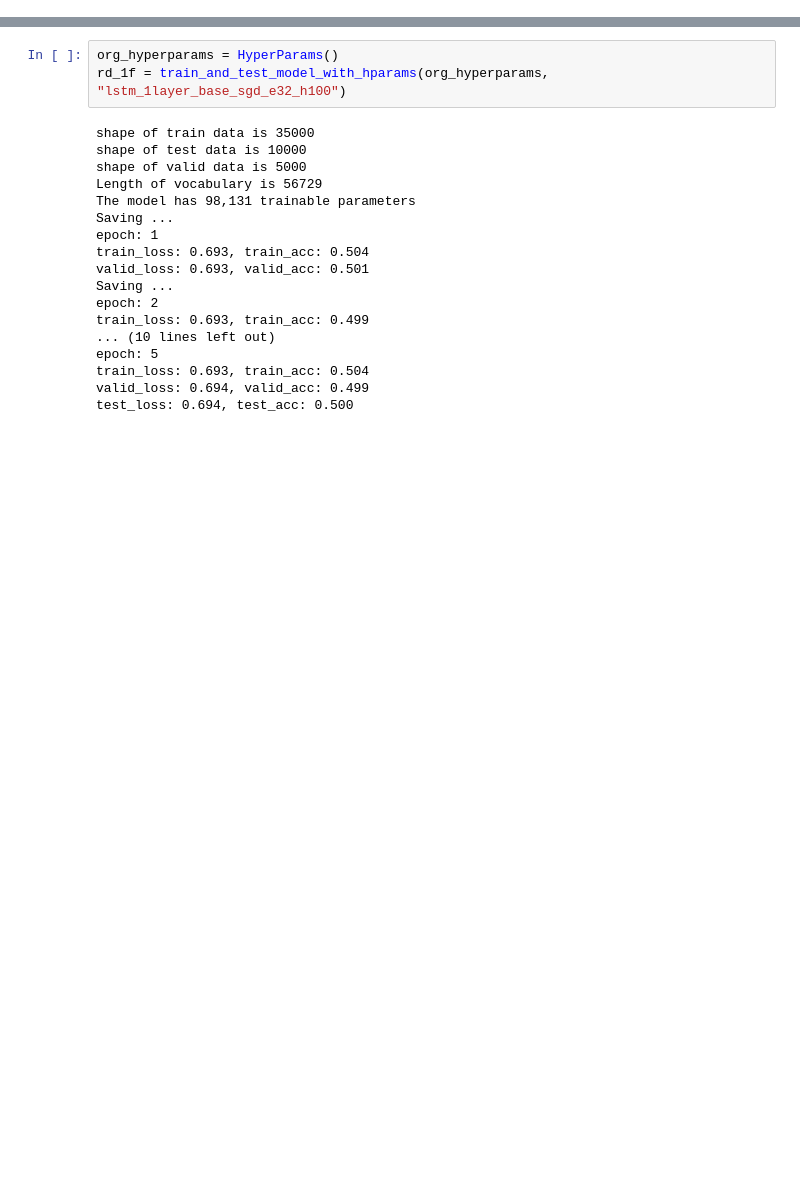
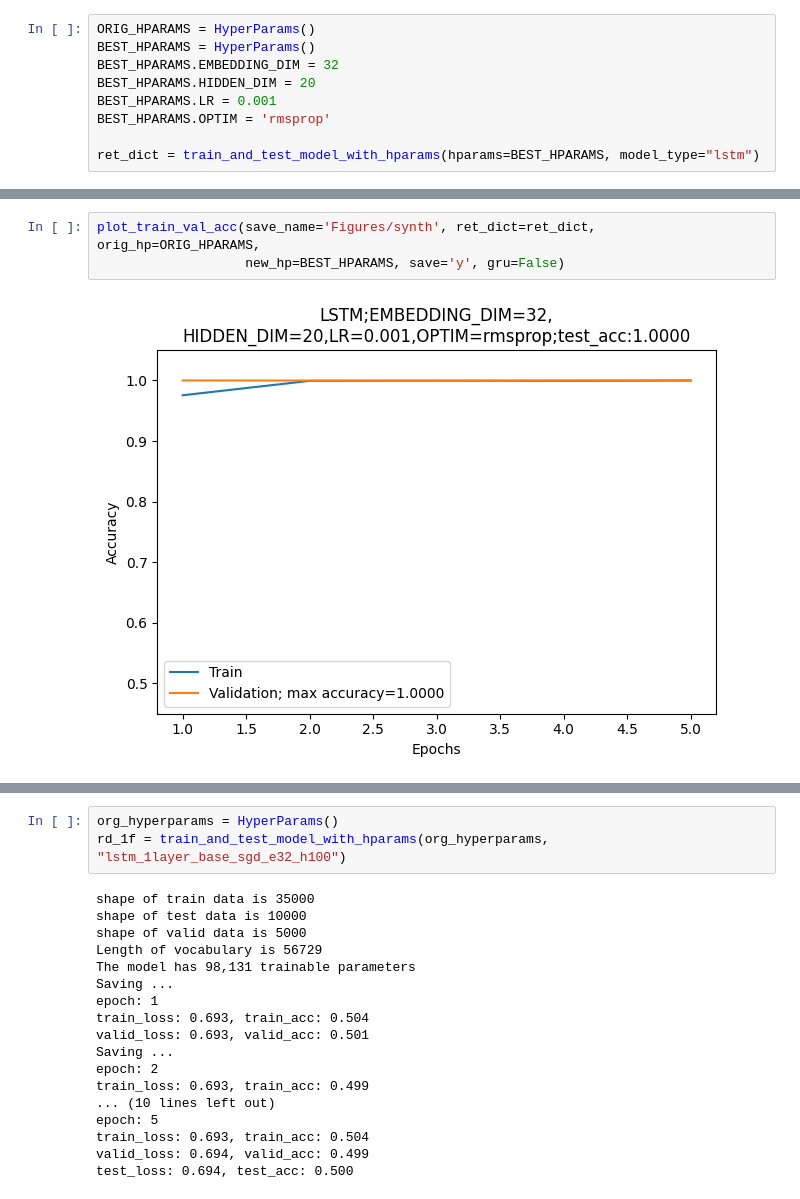
Before and after one commit to lizeyu090312/ece684-project-fa23-sent-analysis, a Jupyter notebook: LSTM_GRU.ipynb, the cells around one changed output, grey strips where cells are left out. Saved outputs shown, nothing was run; the diff lists cells and outputs as text; blank space fills up the shorter version.

```diff
--- a/LSTM_GRU.ipynb
+++ b/LSTM_GRU.ipynb
@@ -758,0 +41,9 @@ Train the model with default hyperparameter settings.
+# %%
+ORIG_HPARAMS = HyperParams()
+BEST_HPARAMS = HyperParams()
+BEST_HPARAMS.EMBEDDING_DIM = 32
+BEST_HPARAMS.HIDDEN_DIM = 20
+BEST_HPARAMS.LR = 0.001
+BEST_HPARAMS.OPTIM = 'rmsprop'
+
+ret_dict = train_and_test_model_with_hparams(hparams=BEST_HPARAMS, model_type="lstm")
@@ -758,0 +68,5 @@ Train the model with default hyperparameter settings.
+# %%
+plot_train_val_acc(save_name='Figures/synth', ret_dict=ret_dict, orig_hp=ORIG_HPARAMS,
+                   new_hp=BEST_HPARAMS, save='y', gru=False)
+# %% [output]
+[figure, added]
```
Also changed, not shown: parts of 38 cells of this notebook, 6 other files.
